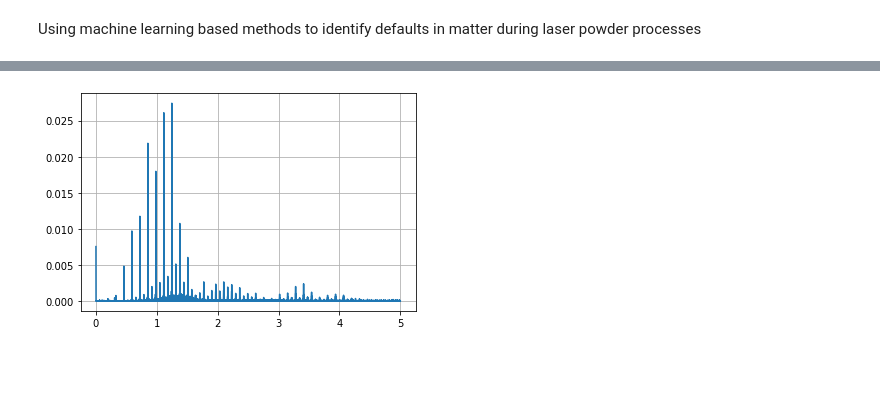
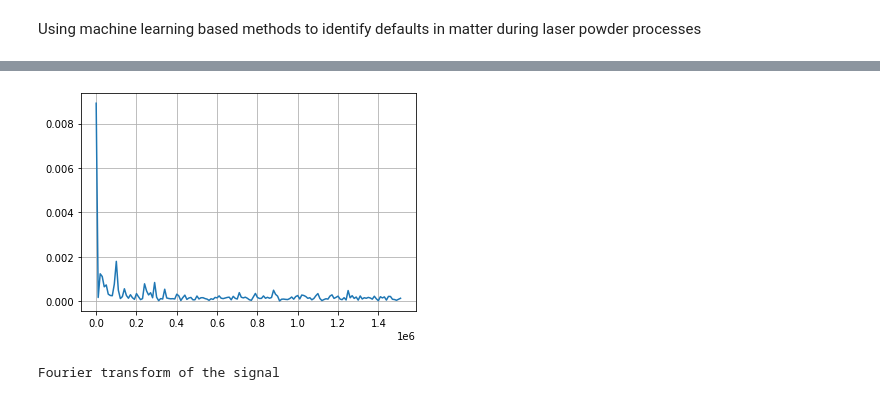
Before and after one commit to kaoutamine/ML_laser_powder_project, a Jupyter notebook: project.ipynb, the cells around one changed output, grey strips where cells are left out. Cells and saved outputs as stored; diff of their text form; code cells hidden in the pictures; blank space fills up the shorter version.

```diff
--- a/project.ipynb
+++ b/project.ipynb
@@ -36,4 +49,26 @@ conduction = prepareData(conduction, T)
 # %%
-#small snapshot to visualize the signal (first sixty seconds)
-smaller_conduction = conduction[conduction['time'] < 60]
-smaller_conduction.plot(x='time', y='amplitude')
+#small snapshot to visualize the signal
+
+
+#THERE IS A MAJOR ISSUE BECAUSE I DID NOT DEFINE TIME AS AN ORDERED INDEX. SO WHEN I EXTRACT THE SIGNAL IM ITERATING OVER
+#A SHIT TON OF VALUES (THE FULL SIZE OF THE SIGNAL) INSTEAD OF SIMPLY GOING ON THE RANGE OF THE INDEX
+def extract_signal(signal, startTime, endTime):
+    smaller_signal = conduction[conduction['time'].apply(lambda x: (x > startTime) & (x < endTime))]
+    small_T = g_T
+    small_N = len(smaller_signal)
+    return smaller_signal, small_N, small_T
+
+
+def showFFT(signal, N, T):
+    amplitudes = signal['amplitude'].to_numpy()
+    x = np.linspace(0.0, N*T, N, endpoint=False)
+    y = amplitudes
+    yf = scipy.fftpack.fft(amplitudes)
+    xf = scipy.fftpack.fftfreq(N, T)[:N//2]
+    plt.plot(xf, 2.0/N * np.abs(yf[0:N//2]))
+    plt.grid()
+    plt.show()
+    print("Fourier transform of the signal")
+
+def plot_signal(signal):
+    signal.plot(x='time', y='amplitude')
@@ -43,4 +75,2 @@ smaller_conduction.plot(x='time', y='amplitude')
 # %%
-#do the FFT directly in pandas
-amplitudes = conduction['amplitude'].to_numpy()
-fft_conduction = scipy.fftpack.fft(amplitudes)
+sample_signal, sample_N, sample_T = extract_signal(conduction,2e-4,3e-4)
@@ -47,14 +81,5 @@ fft_conduction = scipy.fftpack.fft(amplitudes)
 # %%
-def showFFT(amplitudes, N, T):
-    #TODO : does NOT work with the original value of T, goes from 0 to 5
-    x = np.linspace(0.0, N*T, N, endpoint=False)
-    y = amplitudes
-    yf = scipy.fftpack.fft(amplitudes)
-    xf = scipy.fftpack.fftfreq(N, T)[:N//2]
-    plt.plot(xf, 2.0/N * np.abs(yf[0:N//2]))
-    plt.grid()
-    plt.show()
-
-showFFT(amplitudes, N, T)
+showFFT(sample_signal, sample_N, sample_T)
 # %% [output]
-[figure, old version]
+[figure, new version]
+Fourier transform of the signal
```
Also changed, not shown: parts of 14 cells of this notebook.
